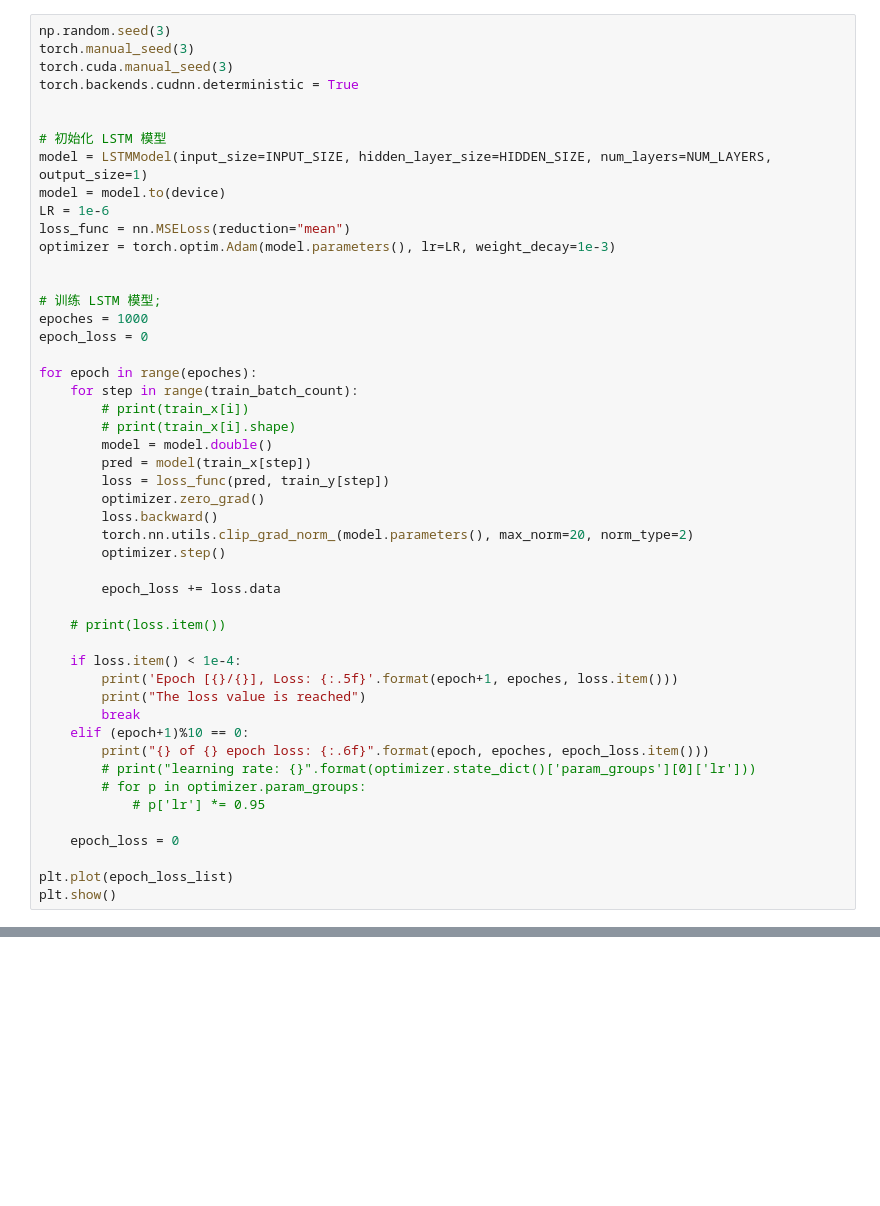
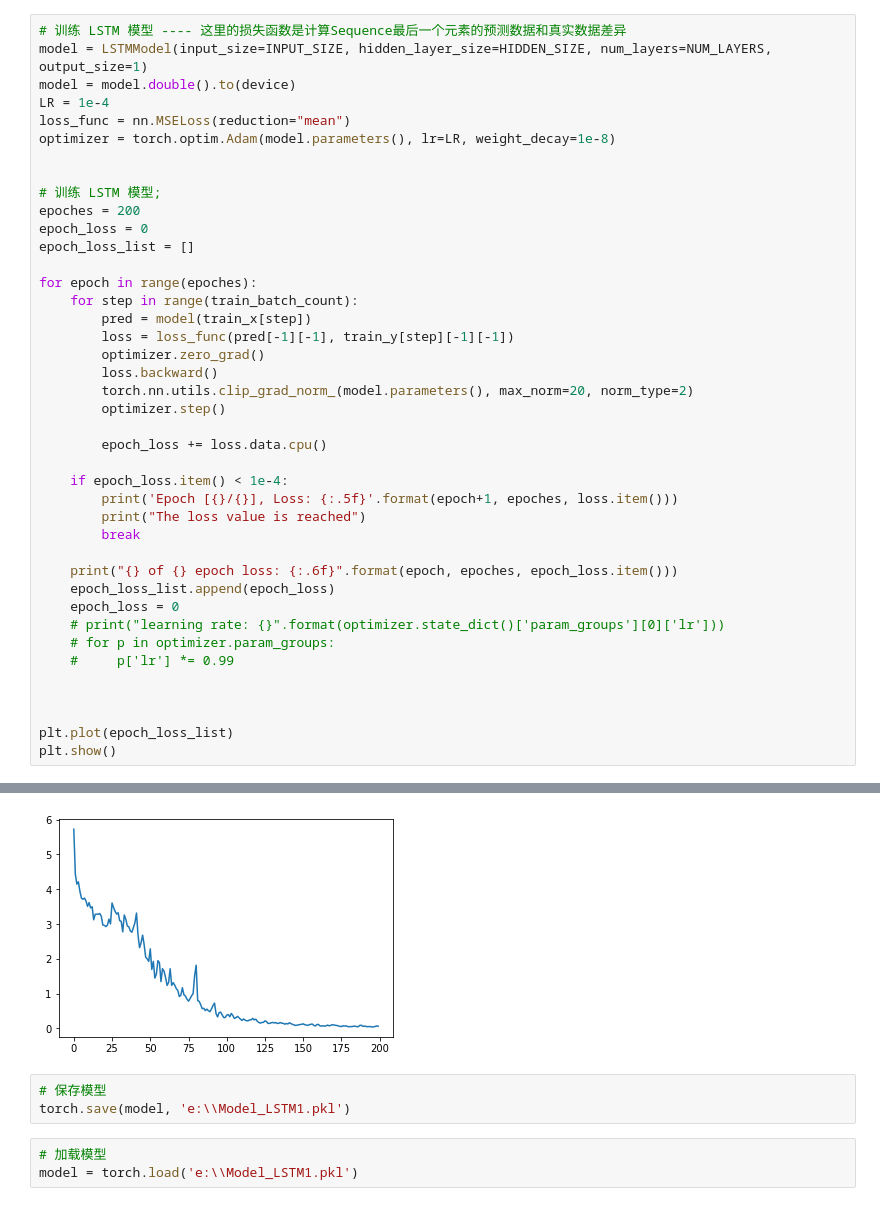
Before and after one commit to matrixleon18/SHUFE, a Jupyter notebook: jupyterlab/Model_LSTM1.ipynb, the cells around one changed output, grey strips where cells are left out. Drawn from its saved outputs; the diff is of its cells as text; blank space fills up the shorter version.

```diff
--- a/jupyterlab/Model_LSTM1.ipynb
+++ b/jupyterlab/Model_LSTM1.ipynb
@@ -169,51 +162,43 @@ class LSTMModel(nn.Module):
         predictions = self.linear_2(lstm_out)
         return predictions
 # %%
-np.random.seed(3)
-torch.manual_seed(3)
-torch.cuda.manual_seed(3)
-torch.backends.cudnn.deterministic = True
-
-
-# 初始化 LSTM 模型
+# 训练 LSTM 模型 ---- 这里的损失函数是计算Sequence最后一个元素的预测数据和真实数据差异
 model = LSTMModel(input_size=INPUT_SIZE, hidden_layer_size=HIDDEN_SIZE, num_layers=NUM_LAYERS, output_size=1)
-model = model.to(device)
-LR = 1e-6
+model = model.double().to(device)
+LR = 1e-4
 loss_func = nn.MSELoss(reduction="mean")
-optimizer = torch.optim.Adam(model.parameters(), lr=LR, weight_decay=1e-3)
+optimizer = torch.optim.Adam(model.parameters(), lr=LR, weight_decay=1e-8)
 
 
 # 训练 LSTM 模型;
-epoches = 1000
+epoches = 200
 epoch_loss = 0
+epoch_loss_list = []
 
 for epoch in range(epoches):
     for step in range(train_batch_count):
-        # print(train_x[i])
-        # print(train_x[i].shape)
-        model = model.double()
         pred = model(train_x[step])
-        loss = loss_func(pred, train_y[step])
+        loss = loss_func(pred[-1][-1], train_y[step][-1][-1])
         optimizer.zero_grad()
         loss.backward()
         torch.nn.utils.clip_grad_norm_(model.parameters(), max_norm=20, norm_type=2)
         optimizer.step()
 
-        epoch_loss += loss.data
+        epoch_loss += loss.data.cpu()
 
-    # print(loss.item())
-
-    if loss.item() < 1e-4:
+    if epoch_loss.item() < 1e-4:
         print('Epoch [{}/{}], Loss: {:.5f}'.format(epoch+1, epoches, loss.item()))
         print("The loss value is reached")
         break
-    elif (epoch+1)%10 == 0:
-        print("{} of {} epoch loss: {:.6f}".format(epoch, epoches, epoch_loss.item()))
-        # print("learning rate: {}".format(optimizer.state_dict()['param_groups'][0]['lr']))
-        # for p in optimizer.param_groups:
-            # p['lr'] *= 0.95
 
+    print("{} of {} epoch loss: {:.6f}".format(epoch, epoches, epoch_loss.item()))
+    epoch_loss_list.append(epoch_loss)
     epoch_loss = 0
+    # print("learning rate: {}".format(optimizer.state_dict()['param_groups'][0]['lr']))
+    # for p in optimizer.param_groups:
+    #     p['lr'] *= 0.99
+
+
 
 plt.plot(epoch_loss_list)
 plt.show()
@@ -234 +223,8 @@ plt.show()
+[figure, added]
+# %%
+# 保存模型
+torch.save(model, 'e:\\Model_LSTM1.pkl')
+# %%
+# 加载模型
+model = torch.load('e:\\Model_LSTM1.pkl')
 # %%
```
Also changed, not shown: parts of 6 cells of this notebook, 3 other files.
